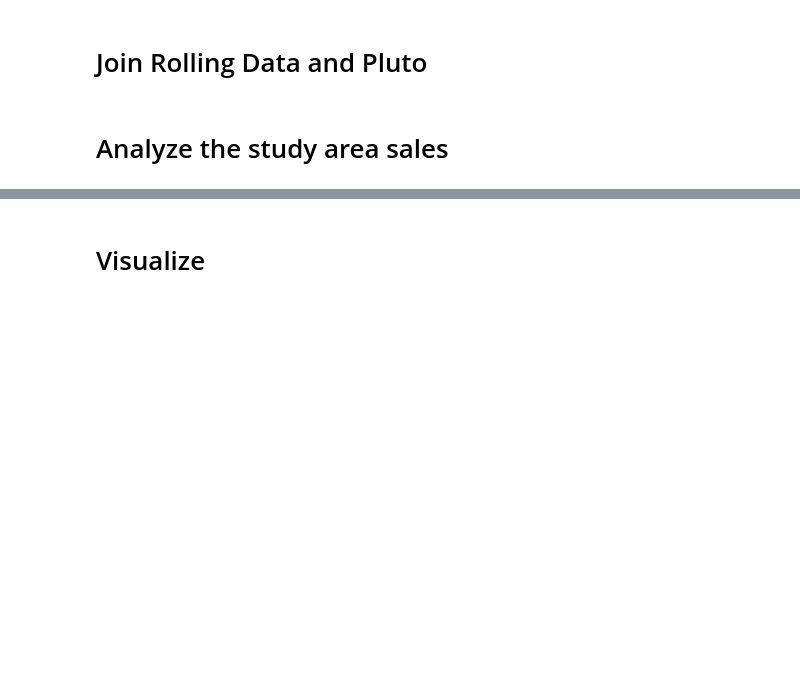
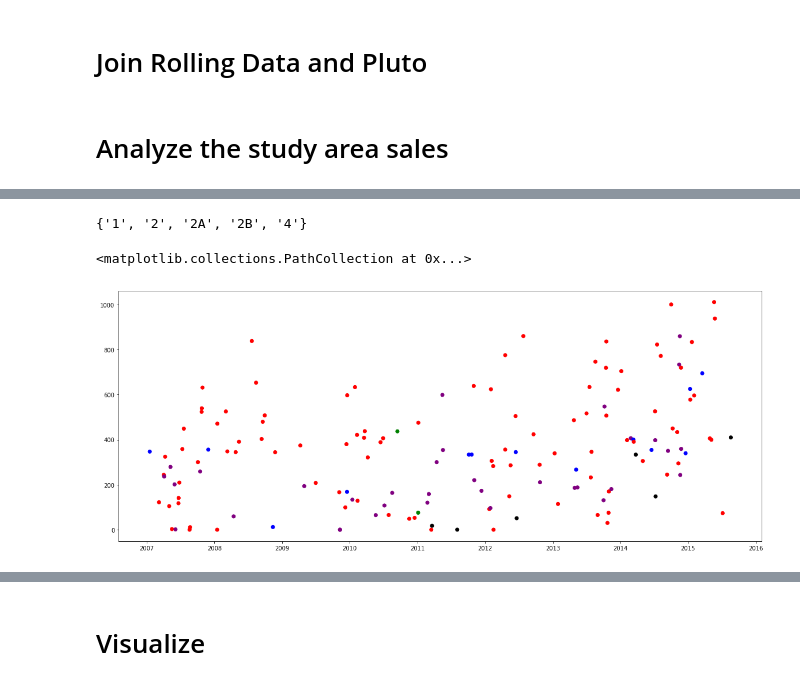
Before and after one commit to akash-y/digitalceqr, a Jupyter notebook: CHAPTER 5 - SOCIO/analyze_rolling_sales_data.ipynb, the cells around one changed output, grey strips where cells are left out. Drawn from its saved outputs; the diff is of its cells as text; code cells hidden in the pictures; blank space fills up the shorter version.

Commit message:
Rolling sales analysis by building type

```diff
--- a/CHAPTER 5 - SOCIO/analyze_rolling_sales_data.ipynb
+++ b/CHAPTER 5 - SOCIO/analyze_rolling_sales_data.ipynb
@@ -7,6 +7,7 @@ from shapely.geometry import Point, Polygon
 # Load Data and Filter down to Study area parcels
 # %%
 bk_prices = pd.read_csv('data/brooklyn_prices.csv', index_col=0)
+bk_prices = bk_prices[bk_prices['BOROUGH'] == 3] # make sure it's only BK
 # %%
 pluto = gpd.read_file('data/pluto.geojson')
 # %%
@@ -57,0 +63,19 @@ import matplotlib.pyplot as plt
+# %%
+def prep_sales_data(df):
+    df = df[df['SALE PRICE'] != 0]
+    print(len(df))
+    df = df[df['GROSS SQUARE FEET'] != 0]
+    print(len(df))
+    df['PRICE PER FT'] = df['SALE PRICE'] / df['GROSS SQUARE FEET']
+    df = df.sort_values(by='SALE DATE')
+
+    df = df[(np.abs(stats.zscore(df['PRICE PER FT'])) < 2.5)]
+
+    df = df.set_index('SALE DATE')
+    df.index = pd.to_datetime(df.index , format='%Y-%m-%d', errors='ignore')
+
+    return df
+# %%
+# A lot of sales either are 0 $ or don't list the sq footage
+prepped_study_area_sales = prep_sales_data(study_area_prices)
+prepped_bk_sales = prep_sales_data(bk_prices)
@@ -77,0 +133,12 @@ list(study_area_prices)
+# %%
+set(prepped_study_area_sales['TAX CLASS AT PRESENT'])
+# %% [output]
+{'1', '2', '2A', '2B', '4'}
+# %%
+colors = {'1': 'red', '2' : 'green', '2A' : 'blue', '2B' : 'black', '4' : 'purple'}
+# %%
+plt.figure(figsize=(20,8))
+plt.scatter(prepped_study_area_sales.index, prepped_study_area_sales['PRICE PER FT'], c=prepped_study_area_sales['TAX CLASS AT PRESENT'].apply(lambda x: colors[x]))
+# %% [output]
+<matplotlib.collections.PathCollection at 0x...>
+[figure, added]
```
Also changed, not shown: parts of 15 cells of this notebook.
